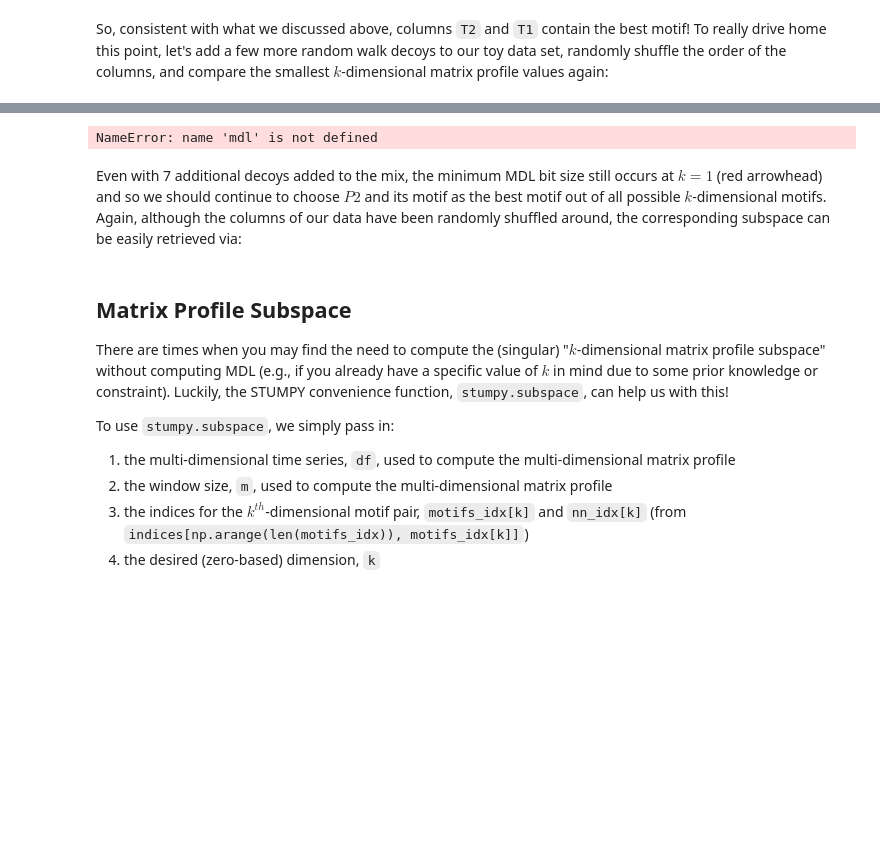
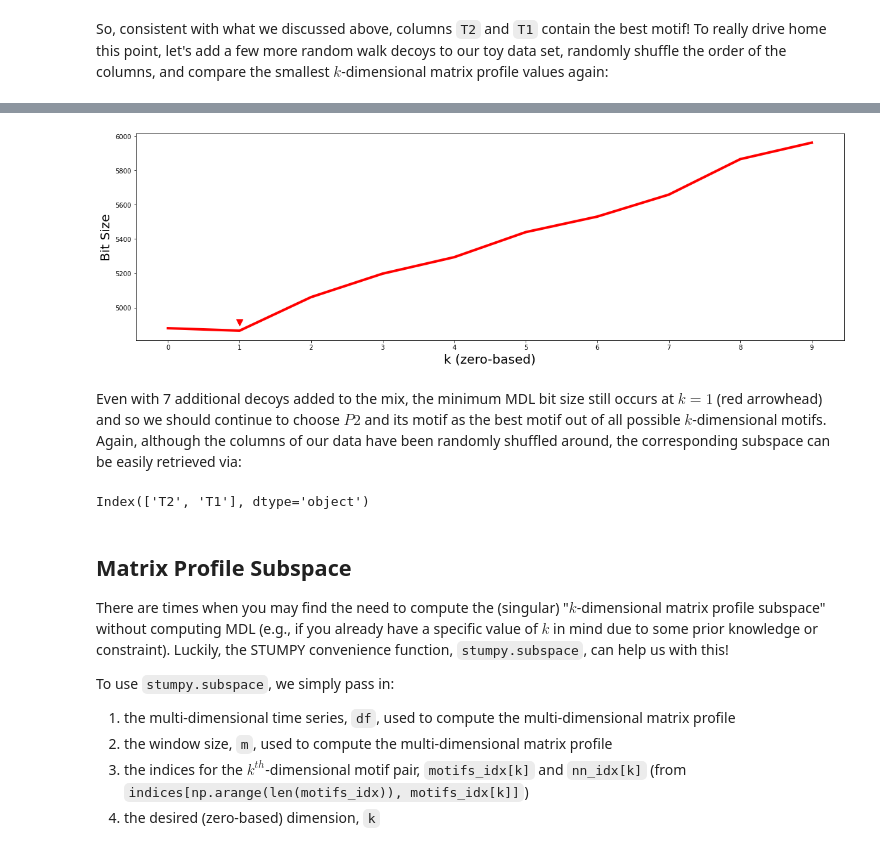
Before and after one commit to bcExpt-1123/Stumpy-python, a Jupyter notebook: docs/Tutorial_Multidimensional_Motif_Discovery.ipynb, the cells around one changed output, grey strips where cells are left out. Saved outputs shown, nothing was run; the diff lists cells and outputs as text; code cells hidden in the pictures; blank space fills up the shorter version.

```diff
--- a/docs/Tutorial_Multidimensional_Motif_Discovery.ipynb
+++ b/docs/Tutorial_Multidimensional_Motif_Discovery.ipynb
@@ -250,22 +250,24 @@ plt.show()
 # %%
 mps, indices = stumpy.mstump(df, m)
 motifs_idx = np.argsort(mps, axis=1)[:, 0]
 nn_idx = indices[np.arange(len(motifs_idx)), motifs_idx]
 mdls, subspaces = stumpy.mdl(df, m, motifs_idx, nn_idx)
-k = np.argmin(mdl)
+k = np.argmin(mdls)
 plt.plot(np.arange(len(mdls)), mdls, c='red', linewidth='4')
 plt.xlabel('k (zero-based)', fontsize='20')
 plt.ylabel('Bit Size', fontsize='20')
 plt.xticks(range(mps.shape[0]))
-plt.plot(k, 1.01 * mdl[k], marker="v", markersize=10, color='red')
+plt.plot(k, 1.01 * mdls[k], marker="v", markersize=10, color='red')
 plt.show()
 # %% [output]
-NameError: name 'mdl' is not defined
+[figure, added]
 # %% [markdown]
 Even with 7 additional decoys added to the mix, the minimum MDL bit size still occurs at $k = 1$ (red arrowhead) and so we should continue to choose $P2$ and its motif as the best motif out of all possible $k$-dimensional motifs. Again, although the columns of our data have been randomly shuffled around, the corresponding subspace can be easily retrieved via:
 # %%
 k = np.argmin(mdls)
-print(df.columns[subspacea[k]])
+print(df.columns[subspaces[k]])
+# %% [output]
+Index(['T2', 'T1'], dtype='object')
 # %% [markdown]
 ## Matrix Profile Subspace
 
```
Also changed, not shown: parts of 2 cells of this notebook.
